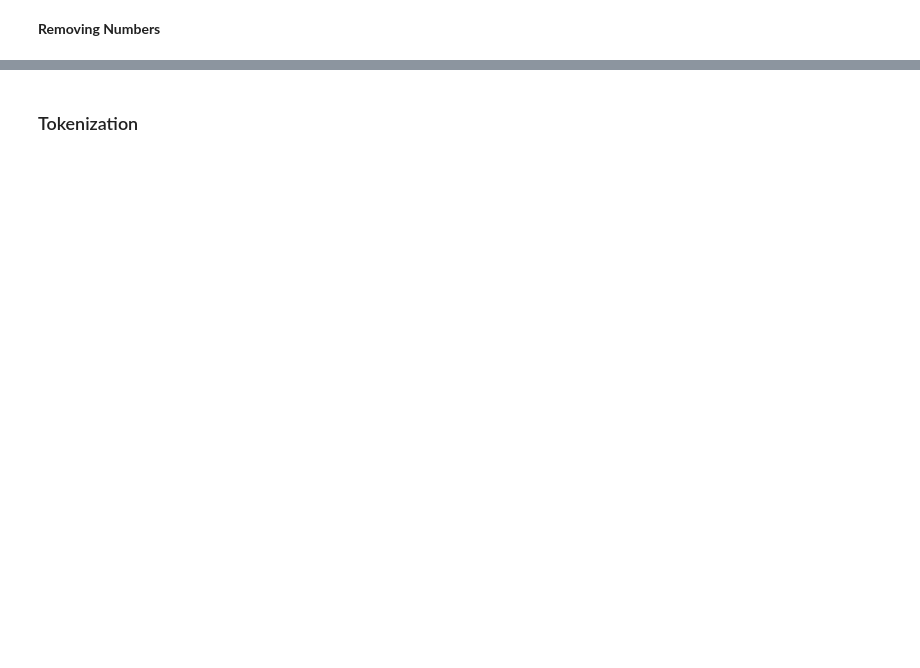
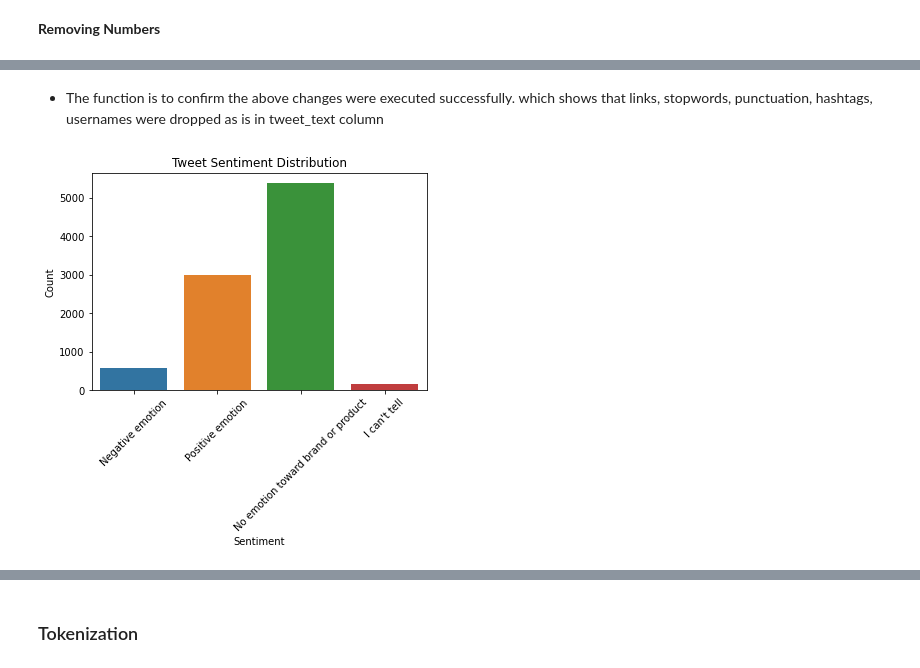
Before and after one commit to Sego-Mich/group_1_phase_4_project, a Jupyter notebook: NLP_p4_project.ipynb, the cells around one changed output, grey strips where cells are left out. Cells and saved outputs as stored; diff of their text form; code cells hidden in the pictures; blank space fills up the shorter version.

```diff
--- a/NLP_p4_project.ipynb
+++ b/NLP_p4_project.ipynb
@@ -375,0 +429,14 @@ df[["tweet_text","original_tweet"]].head(10)
+# %% [markdown]
+- The function is to confirm the above changes were executed successfully.
+which shows that links, stopwords, punctuation, hashtags, usernames were dropped as is in tweet_text column
+# %%
+# sentiment distribution plot
+import seaborn as sns
+sns.countplot(data=df, x='is_there_an_emotion_directed_at_a_brand_or_product')
+plt.title('Tweet Sentiment Distribution')
+plt.xlabel('Sentiment')
+plt.ylabel('Count')
+plt.xticks(rotation=45)
+plt.show()
+# %% [output]
+[figure, added]
```
Also changed, not shown: parts of 73 cells of this notebook, 4 other files.
